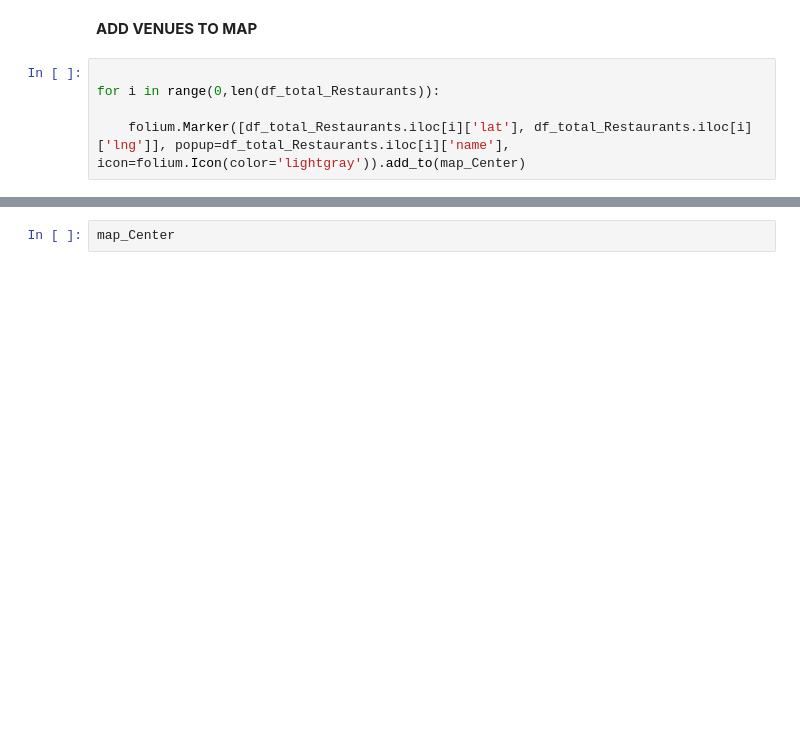
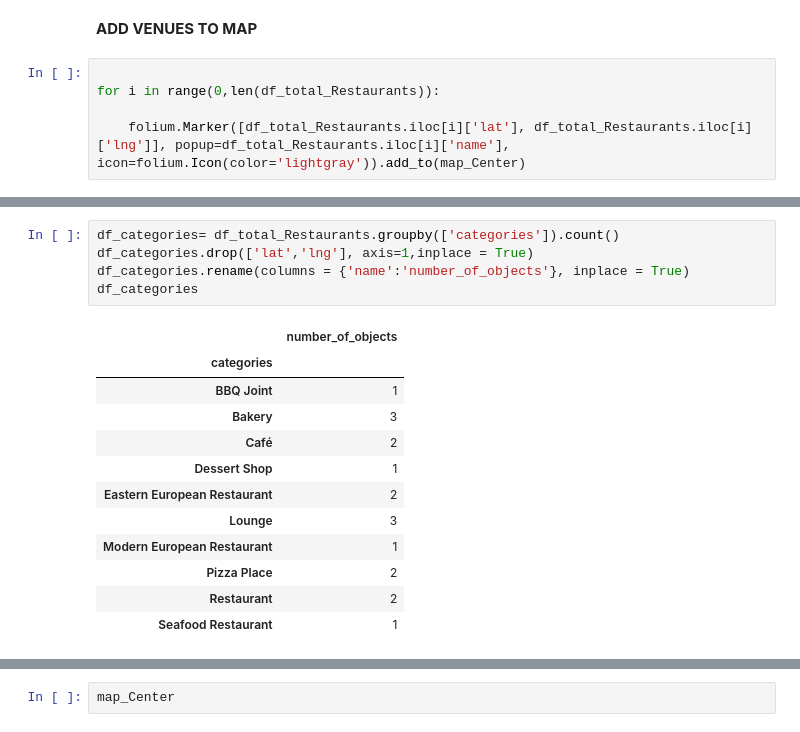
Before and after one commit to Jordanco1969/FINAL-IBM, a Jupyter notebook: Capstone-Project-The-Battle-of-Neighborhoods.ipynb, the cells around one changed output, grey strips where cells are left out. Drawn from its saved outputs; the diff is of its cells as text; blank space fills up the shorter version.

```diff
--- a/Capstone-Project-The-Battle-of-Neighborhoods.ipynb
+++ b/Capstone-Project-The-Battle-of-Neighborhoods.ipynb
@@ -459,0 +500,18 @@ for i in range(0,len(df_total_Restaurants)):
+# %%
+df_categories= df_total_Restaurants.groupby(['categories']).count()
+df_categories.drop(['lat','lng'], axis=1,inplace = True)
+df_categories.rename(columns = {'name':'number_of_objects'}, inplace = True)
+df_categories
+# %% [output]
+|  | number_of_objects |
+| categories |  |
+| BBQ Joint | 1 |
+| Bakery | 3 |
+| Café | 2 |
+| Dessert Shop | 1 |
+| Eastern European Restaurant | 2 |
+| Lounge | 3 |
+| Modern European Restaurant | 1 |
+| Pizza Place | 2 |
+| Restaurant | 2 |
+| Seafood Restaurant | 1 |
```
Also changed, not shown: parts of 7 cells of this notebook.
